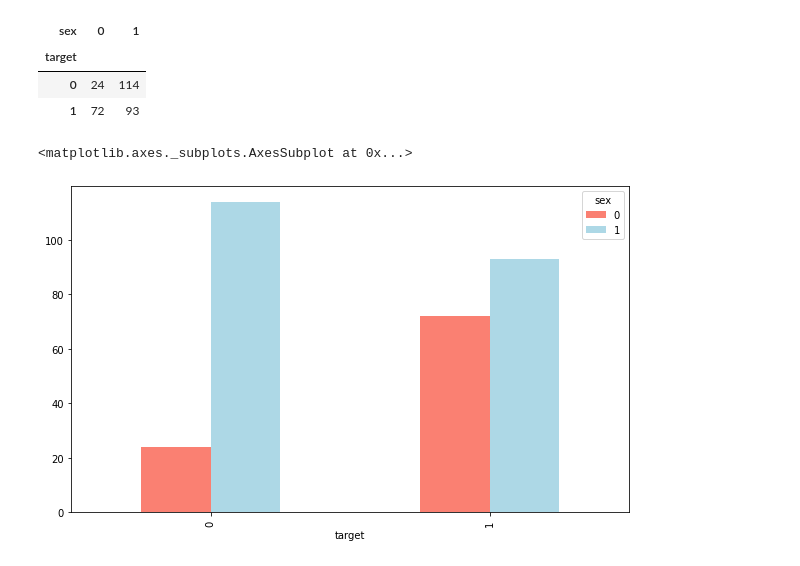
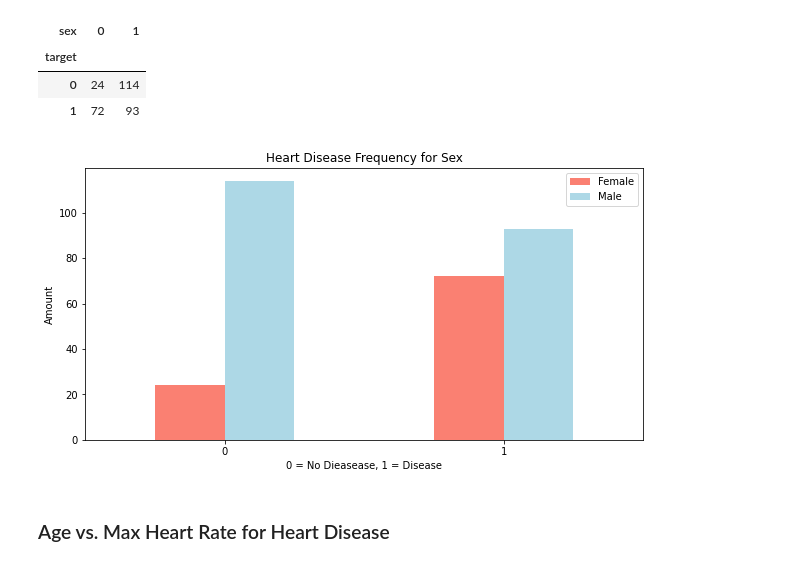
Before and after one commit to IanSeng/MachineLearning, a Jupyter notebook: ml-course/heart-disease-project/end-to-end-heart-disease-classification.ipynb, the cells around one changed output. Cells and saved outputs as stored; diff of their text form; code cells hidden in the pictures.

Commit message:
data exploration for age vs max heart rate for heart disease

```diff
--- a/ml-course/heart-disease-project/end-to-end-heart-disease-classification.ipynb
+++ b/ml-course/heart-disease-project/end-to-end-heart-disease-classification.ipynb
@@ -215,11 +215,15 @@ pd.crosstab(df.target, df.sex)
 # %%
 # Create a plot of crosstab
 pd.crosstab(df.target, df.sex).plot(kind="bar",
-                                    figsize=(10, 6),
+                                    figsize=(10, 5),
                                     color=["salmon", "lightblue"])
 
 plt.title("Heart Disease Frequency for Sex")
-plt.xlabel("0 = No DIeasease, 1 = Disease")
+plt.xlabel("0 = No Dieasease, 1 = Disease")
+plt.ylabel("Amount")
+plt.legend(["Female", "Male"])
+plt.xticks(rotation=0);
 # %% [output]
-<matplotlib.axes._subplots.AxesSubplot at 0x...>
-[figure, old version]
+[figure, new version]
+# %% [markdown]
+### Age vs. Max Heart Rate for Heart Disease
```
Also changed, not shown: parts of 6 cells of this notebook.
